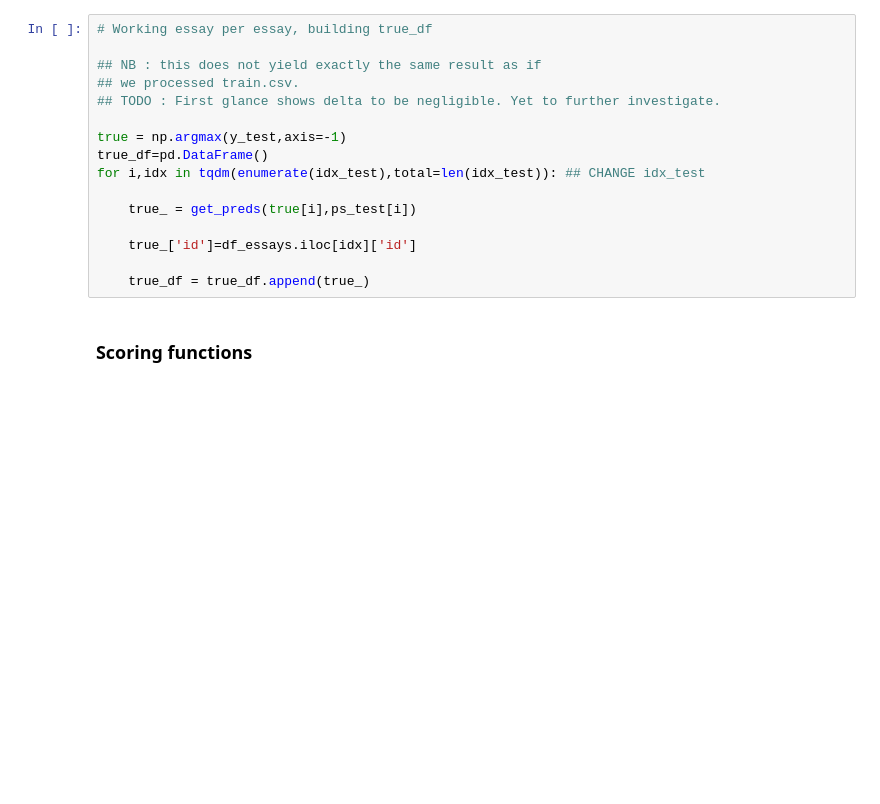
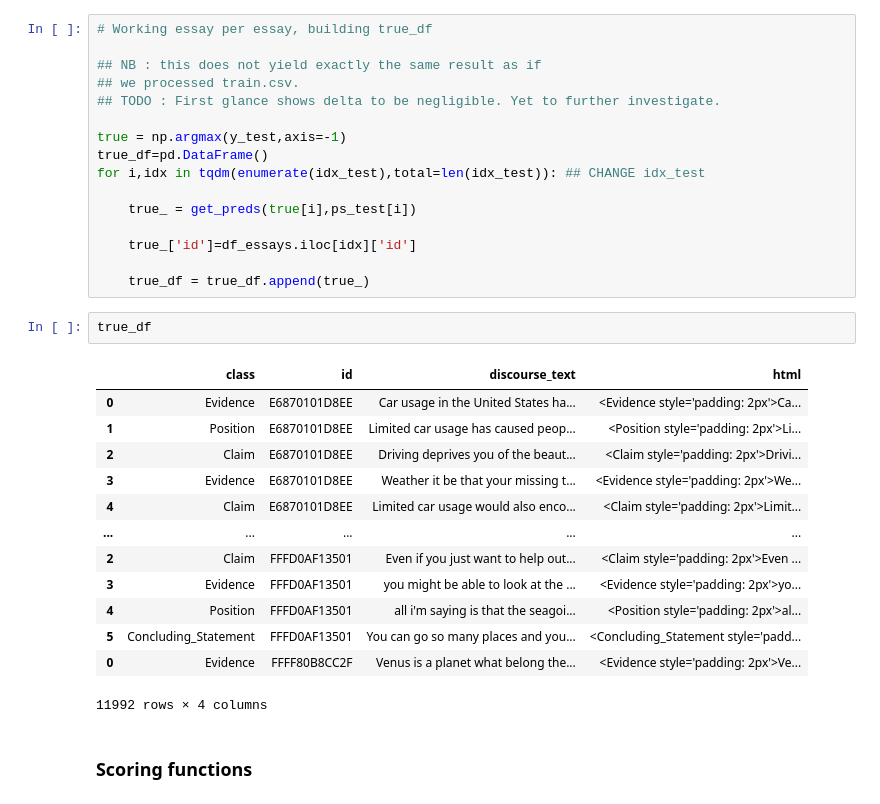
Before and after one commit to Valentin-Laurent/evalstudent, a Jupyter notebook: notebooks/arthur/metrics.ipynb, the cells around one changed output. Saved outputs shown, nothing was run; the diff lists cells and outputs as text; blank space fills up the shorter version.

```diff
--- a/notebooks/arthur/metrics.ipynb
+++ b/notebooks/arthur/metrics.ipynb
@@ -172,6 +213,22 @@ for i,idx in tqdm(enumerate(idx_test),total=len(idx_test)): ## CHANGE idx_test
     true_['id']=df_essays.iloc[idx]['id']
 
     true_df = true_df.append(true_)
+# %%
+true_df
+# %% [output]
+|  | class | id | discourse_text | html |
+| 0 | Evidence | E6870101D8EE | Car usage in the United States ha... | <Evidence style='padding: 2px'>Ca... |
+| 1 | Position | E6870101D8EE | Limited car usage has caused peop... | <Position style='padding: 2px'>Li... |
+| 2 | Claim | E6870101D8EE | Driving deprives you of the beaut... | <Claim style='padding: 2px'>Drivi... |
+| 3 | Evidence | E6870101D8EE | Weather it be that your missing t... | <Evidence style='padding: 2px'>We... |
+| 4 | Claim | E6870101D8EE | Limited car usage would also enco... | <Claim style='padding: 2px'>Limit... |
+| ... | ... | ... | ... | ... |
+| 2 | Claim | FFFD0AF13501 | Even if you just want to help out... | <Claim style='padding: 2px'>Even ... |
+| 3 | Evidence | FFFD0AF13501 | you might be able to look at the ... | <Evidence style='padding: 2px'>yo... |
+| 4 | Position | FFFD0AF13501 | all i'm saying is that the seagoi... | <Position style='padding: 2px'>al... |
+| 5 | Concluding_Statement | FFFD0AF13501 | You can go so many places and you... | <Concluding_Statement style='padd... |
+| 0 | Evidence | FFFF80B8CC2F | Venus is a planet what belong the... | <Evidence style='padding: 2px'>Ve... |
+11992 rows × 4 columns
 # %% [markdown]
 ### Scoring functions
 # %%
```
Also changed, not shown: parts of 49 cells of this notebook.
